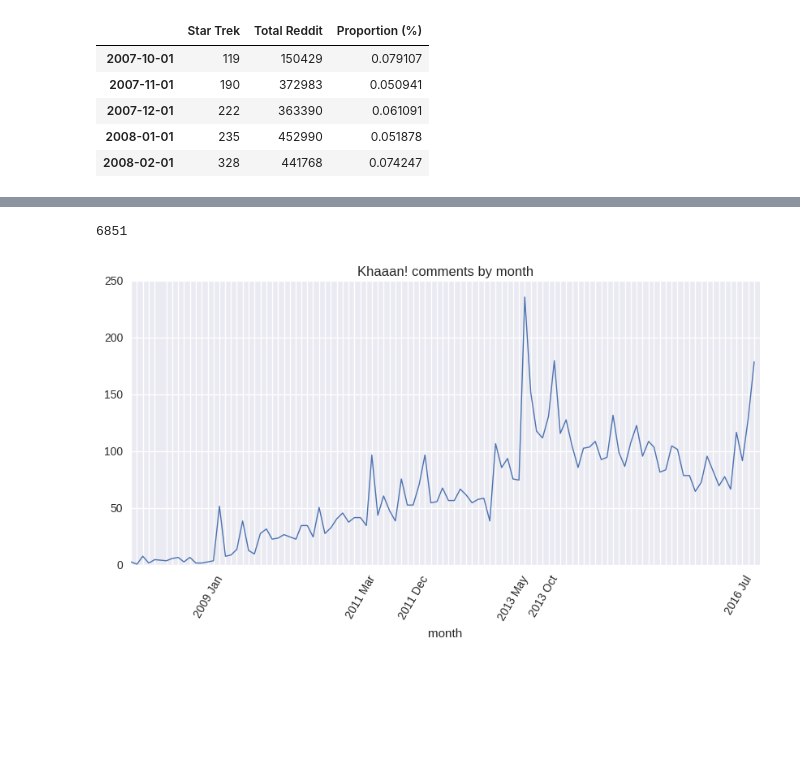
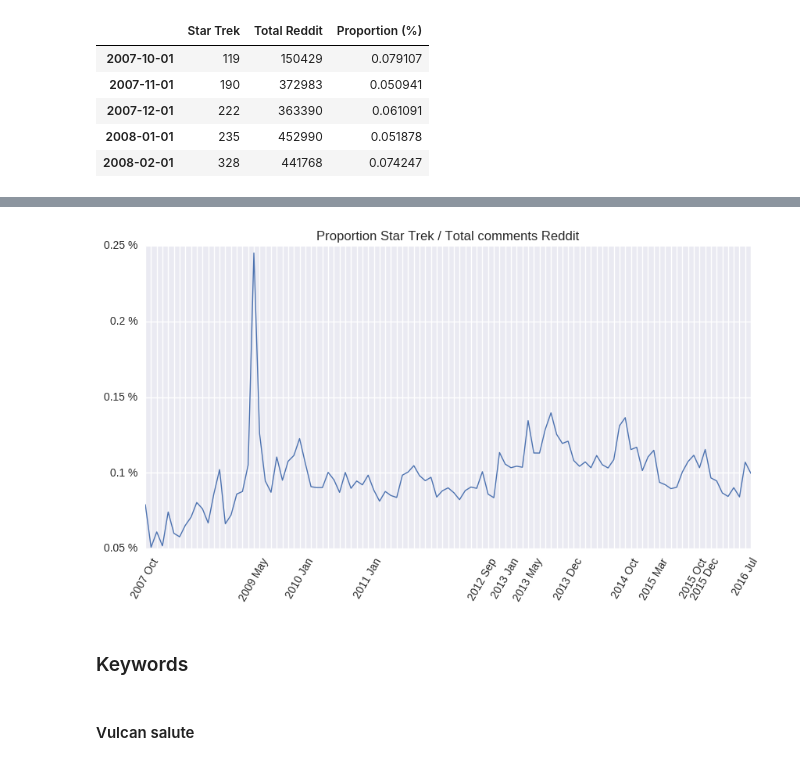
Before and after one commit to mavillard/nandi, a Jupyter notebook: reddit.ipynb, the cells around one changed output, grey strips where cells are left out. Cells and saved outputs as stored; diff of their text form; code cells hidden in the pictures; blank space fills up the shorter version.

```diff
--- a/reddit.ipynb
+++ b/reddit.ipynb
@@ -245,4 +221,0 @@ khaaan_df = reddit_df[reddit_df['body'].str.contains('Khaaa+n', case=False)]
-# %%
-len(khaaan_df)
-# %% [output]
-6851
@@ -256,11 +222,16 @@ khaaan_df_by_month = khaaan_df.groupby('month')['id'].count()
-# %%
-ax = khaaan_df_by_month.plot(
-    figsize=(10,5),
-    xlim=('2007-10-01', '2016-08-31'),
-    xticks=khaaan_df_by_month.index,
-    rot=60,
-    title='Khaaan! comments by month',
-)
-ax.set_xticklabels(show_dates3);
-# %% [output]
-[figure, removed]
+# %%
+ax = comparison_df['Proportion (%)'].plot(
+    figsize=(10, 5),
+    xlim=('2007-10-01', '2016-08-31'),
+    xticks=valid_dates,
+    rot=60,
+    title='Proportion Star Trek / Total comments Reddit',)
+ax.set_xticklabels(show_dates1);
+formatter = matplotlib.ticker.FuncFormatter(lambda x, p: format(str(x) + ' %'))
+ax.get_yaxis().set_major_formatter(formatter)
+# %% [output]
+[figure, added]
+# %% [markdown]
+### Keywords
+# %% [markdown]
+#### Vulcan salute
```
Also changed, not shown: parts of 46 cells of this notebook.
